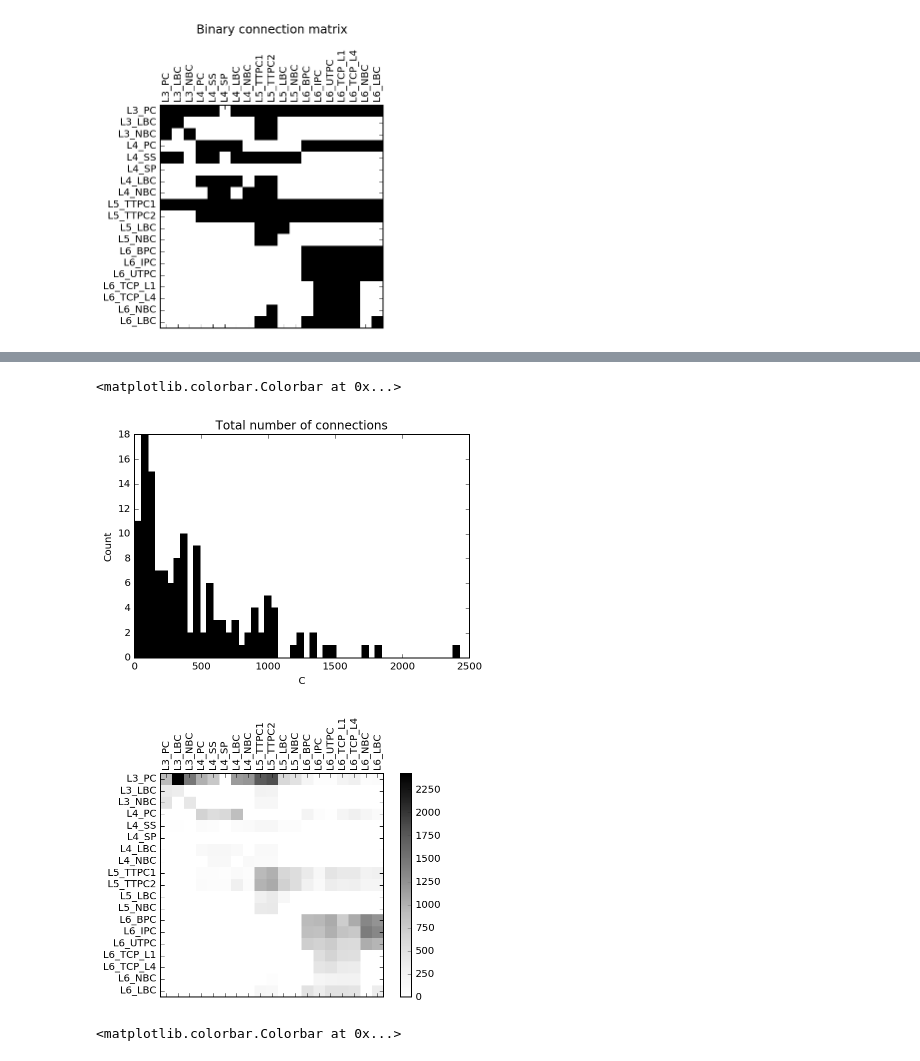
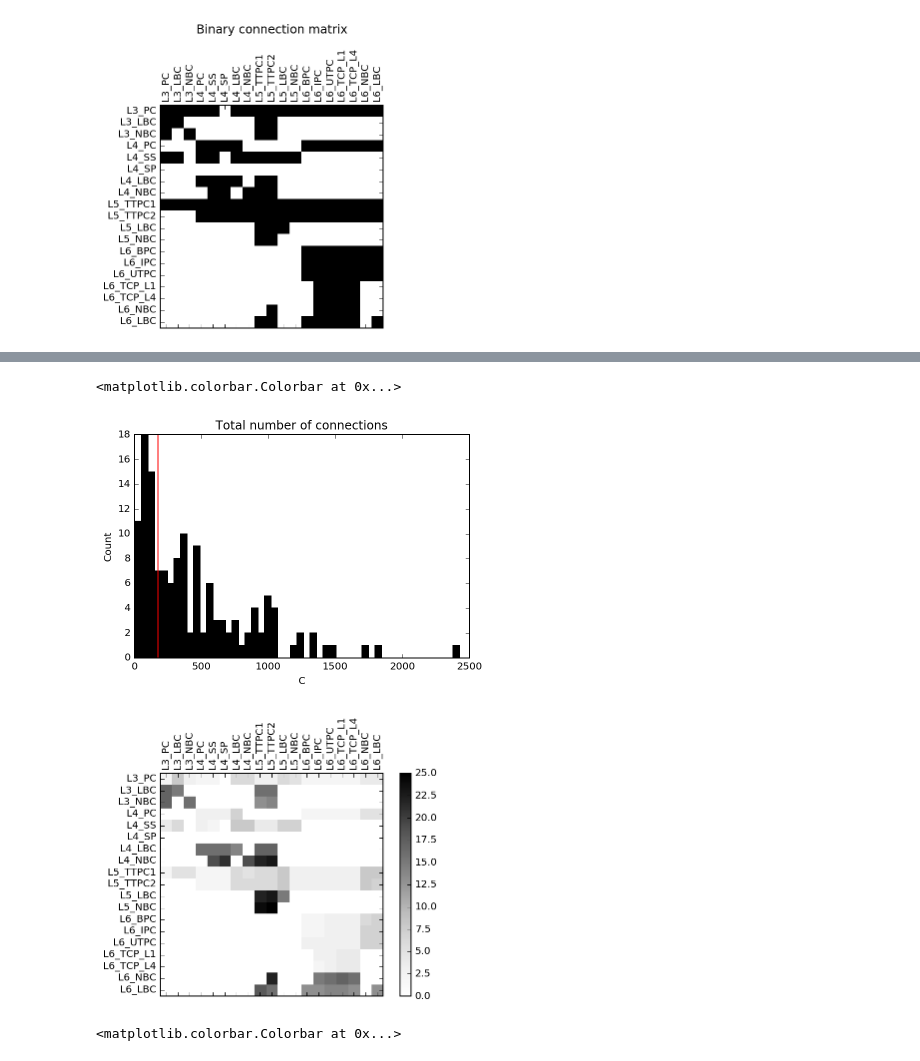
Before and after one commit to voytekresearch/pacological, a Jupyter notebook: ipynb/pars_bluemass1.ipynb, the cells around one changed output, grey strips where cells are left out. Cells and saved outputs as stored; diff of their text form; code cells hidden in the pictures.

```diff
--- a/ipynb/pars_bluemass1.ipynb
+++ b/ipynb/pars_bluemass1.ipynb
@@ -6,6 +6,16 @@ import matplotlib.pyplot as plt
 import numpy as np
 execfile('../pars_bluemass_1.py')
 # %%
+# Unpack the data
+Z = pars.Z
+C = pars.C
+CS = pars.CS
+W = pars.W
+T = pars.T
+V = pars.V
+K = pars.K
+names = pars.names
+
 fig, ax = plt.subplots()
 m1 = ax.matshow(Z, cmap=plt.cm.Greys)
 ax.set_xticks(range(len(names)))
@@ -20,20 +48,21 @@ plt.title("Binary connection matrix", y=1.3)
 # %%
 plt.hist(C.flatten()[C.flatten() > 0], color='k', bins=50)
+plt.axvline(x=np.mean(C), color='r')
 plt.xlabel("C")
 plt.ylabel("Count")
 plt.title("Total number of connections")
 
 fig, ax = plt.subplots()
-m1 = ax.matshow(C, cmap=plt.cm.Greys)
+m1 = ax.matshow(CS, cmap=plt.cm.Greys)
 ax.set_xticks(range(len(names)))
 ax.set_yticks(range(len(names)))
 ax.set_xticklabels(names, rotation='vertical')
 ax.set_yticklabels(names)
 fig.colorbar(m1)
 # %% [output]
 <matplotlib.colorbar.Colorbar at 0x...>
-[figure, old version]
+[figure, new version]
-[figure, old version]
+[figure, new version]
 # %%
 plt.hist(W.flatten()[W.flatten() > 0], color='k', bins=50)
 plt.xlabel("W (nsiemens)")
```
Also changed, not shown: parts of 1 cell of this notebook, 8 other files.
